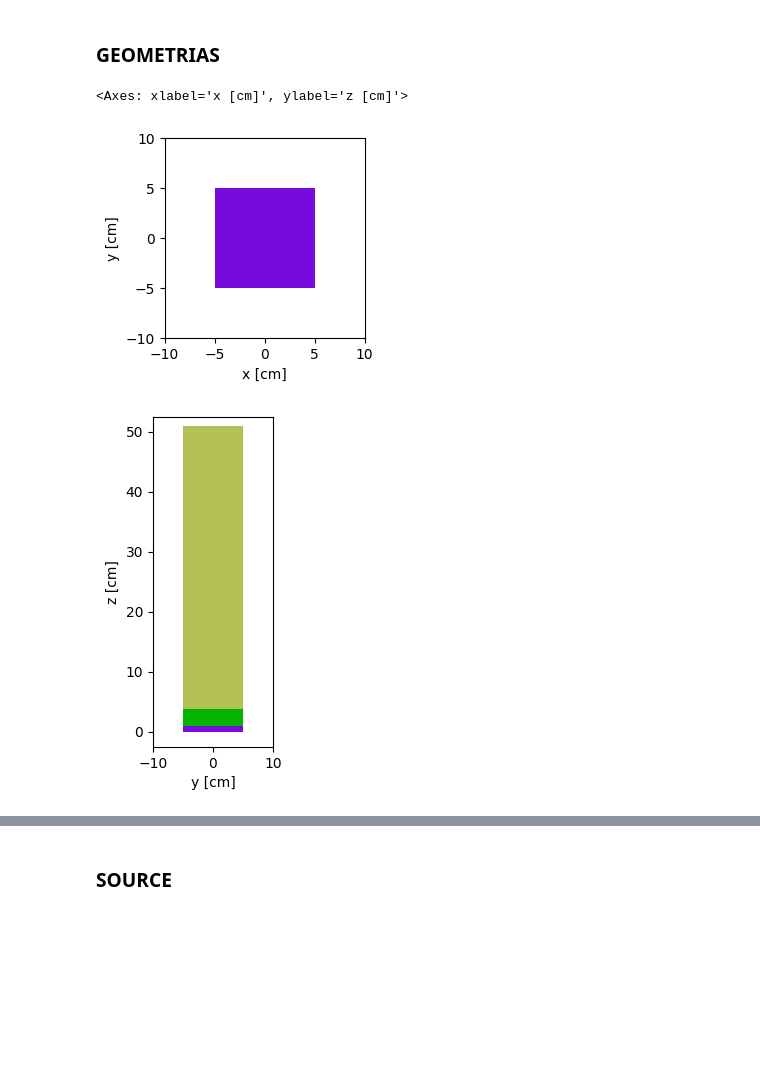
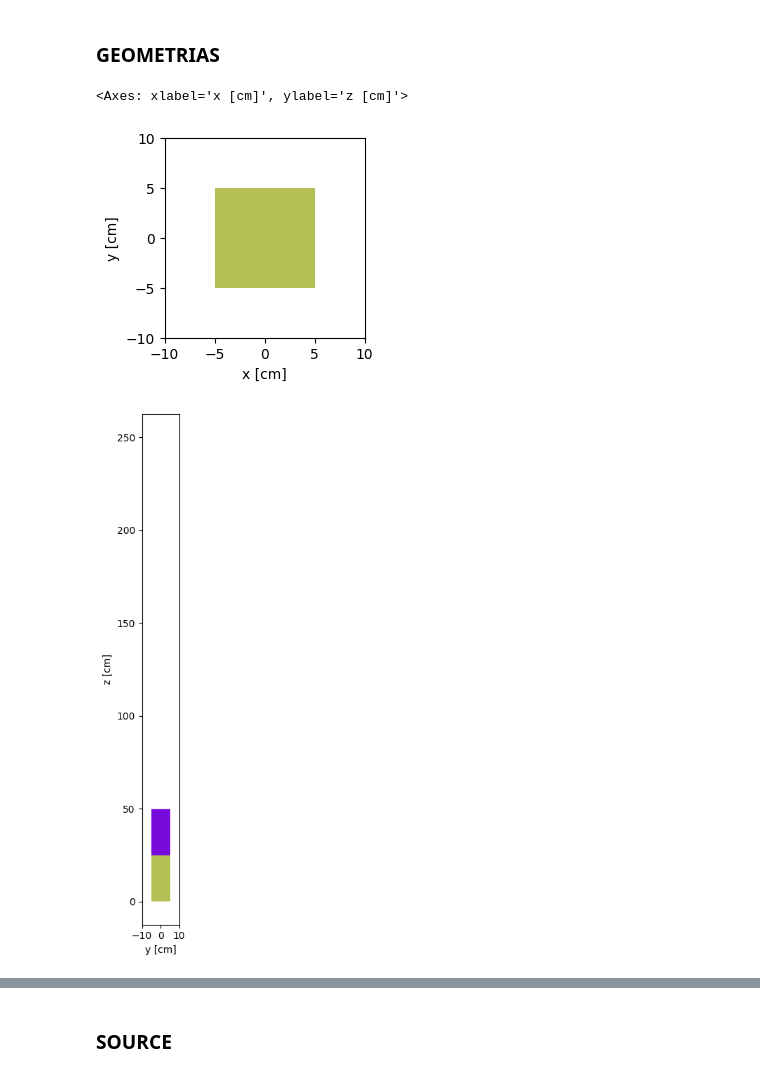
Before and after one commit to PI-AGUS/PRUEBA, a Jupyter notebook: BOX/BOX_INPUT.ipynb, the cells around one changed output, grey strips where cells are left out. Drawn from its saved outputs; the diff is of its cells as text; code cells hidden in the pictures; blank space fills up the shorter version.

Commit message:
BOX-INPUT para kdsource dentro de openmc

```diff
--- a/BOX/BOX_INPUT.ipynb
+++ b/BOX/BOX_INPUT.ipynb
@@ -60,51 +29,50 @@ R = 1.0
+# %%
+
+#bloque mat01
+alpha =5.0 #escaleo del largo
+L = 5.0 #semi-alto-ancho
+
+#FUENTE
+R = 1.0
 # %% [markdown]
 ### GEOMETRIAS
 # %%
 
 #bloque mat01
-surf1 = openmc.XPlane(-W)
+surf1 = openmc.XPlane(-L)
 surf1.boundary_type = 'vacuum'
 
-surf6 = openmc.XPlane(W)
+surf6 = openmc.XPlane(L)
 surf6.boundary_type = 'vacuum'
 
-surf2 = openmc.YPlane(-H)
+surf2 = openmc.YPlane(-L)
 surf2.boundary_type = 'vacuum'
 
-surf5 = openmc.YPlane(H)
+surf5 = openmc.YPlane(L)
 surf5.boundary_type = 'vacuum'
 
 
 surf3 = openmc.ZPlane(0)
 surf3.boundary_type = 'vacuum'
 
-surf4 = openmc.ZPlane(L)
+surf7 = openmc.ZPlane(alpha*L)
 
-surf7 = openmc.ZPlane(51*L)
-surf7.boundary_type = 'vacuum'
+surf8 = openmc.ZPlane(2*alpha*L)
+surf8.boundary_type = 'vacuum'
 
 
 
+cell01 = openmc.Cell(fill=None,cell_id=1)
+cell01.region = +surf1 & -surf6 & +surf2 & -surf5 & +surf3 & -surf7
 
-cell01 = openmc.Cell(fill=mat01,cell_id=1)
-cell01.region = +surf1 & -surf6 & +surf2 & -surf5 & +surf3 & -surf4
+cell02 = openmc.Cell(fill=None,cell_id=2)
+cell02.region = +surf1 & -surf6 & +surf2 & -surf5 & +surf7 & -surf8
 
-
-#source.hs
-surf_source = openmc.Plane.from_points((-W,-H,L),(-W,H,L),(0.0,0.0,L+W*math.sin(angle)/math.cos(angle)))
-cell02 = openmc.Cell(fill=None,cell_id=2)
-cell02.region = +surf4 & +surf_source & +surf1 & -surf6 & +surf2 & -surf5
-
-
-cell00 = openmc.Cell(fill=None,cell_id=0)
-cell00.region = -surf7 & -surf_source & +surf1 & -surf6 & +surf2 & -surf5
-
-
-univ01 = openmc.Universe(cells=[cell00,cell01, cell02],universe_id=1)
-univ01.plot(origin=(0.0,0.0,L/2),width=(4*W,4*W))
-univ01.plot(origin=(0.0,0.0,50*L/2),width=(4*W,55*L),basis='yz')
-univ01.plot(origin=(0.0,0.0,50*L/2),width=(4*W,55*L),basis='xz')
+univ01 = openmc.Universe(cells=[cell01,cell02],universe_id=1)
+univ01.plot(origin=(0.0,0.0,L/2),width=(4*L,4*L))
+univ01.plot(origin=(0.0,0.0,50*L/2),width=(4*L,55*L),basis='yz')
+univ01.plot(origin=(0.0,0.0,50*L/2),width=(4*L,55*L),basis='xz')
 # %% [output]
 <Axes: xlabel='x [cm]', ylabel='z [cm]'>
-[figure, old version]
+[figure, new version]
-[figure, old version]
+[figure, new version]
```
Also changed, not shown: parts of 26 cells of this notebook.
